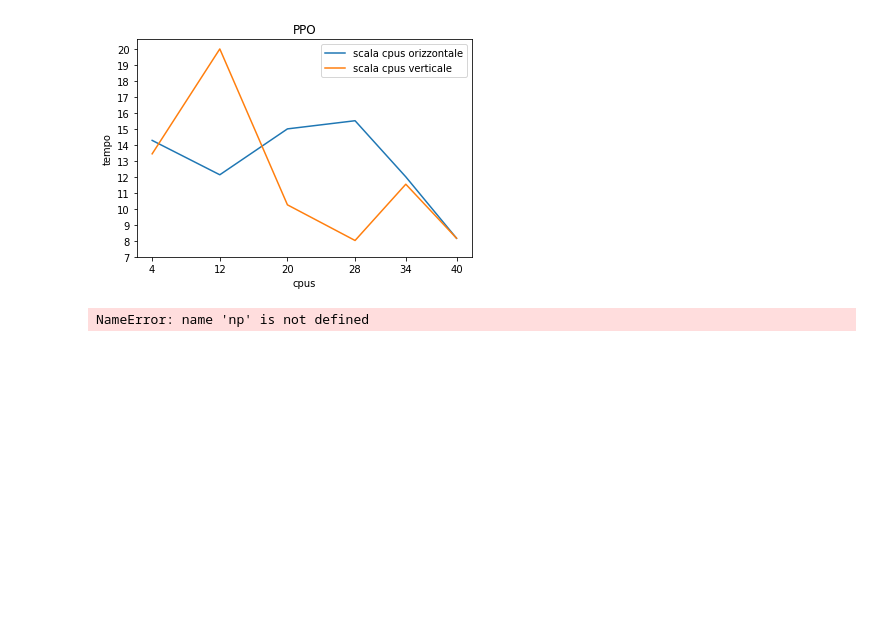
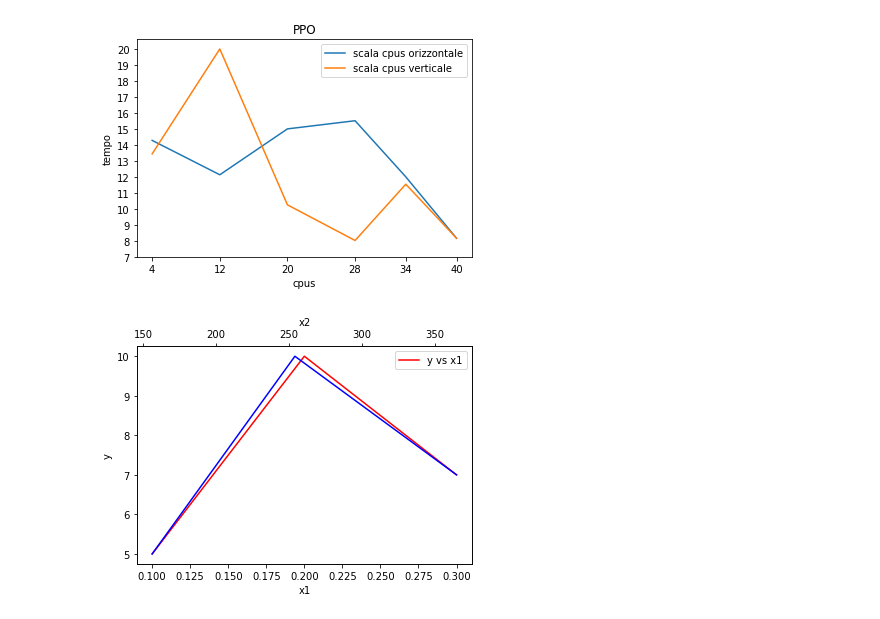
Before and after one commit to MatteoIng/tesiMagistrale, a Jupyter notebook: tesi.ipynb, the cells around one changed output. Cells and saved outputs as stored; diff of their text form; code cells hidden in the pictures; blank space fills up the shorter version.

Commit message:
visualizzazione doppia

```diff
--- a/tesi.ipynb
+++ b/tesi.ipynb
@@ -757,30 +757,30 @@ plt.show()
 # %%
 import numpy as np
 
-x1 = np.linspace(0, 10, 10)
-x2 = np.linspace(10, 20, 10)
-y = np.random.rand(10)
+x1 = [0.1,0.2,0.3]
+x2 = [156,254,365]
+y = [5,10,7]
 
 fig, ax = plt.subplots()
 
 # Disegna la linea con i dati y rispetto all'asse x1
 ax.plot(x1, y, color="red", label="y vs x1")
 
 # Crea un secondo asse x sopra il primo
 ax2 = ax.twiny()
 
 # Disegna la linea con i dati y rispetto all'asse x2
 ax2.plot(x2, y, color="blue", label="y vs x2")
 
 # Imposta le etichette degli assi
 ax.set_xlabel("x1")
 ax2.set_xlabel("x2")
 ax.set_ylabel("y")
 
 # Aggiungi le legende
 ax.legend()
 
 # Mostra il grafico
 plt.show()
 # %% [output]
-NameError: name 'np' is not defined
+[figure, added]
```
Also changed, not shown: 1 other file.
